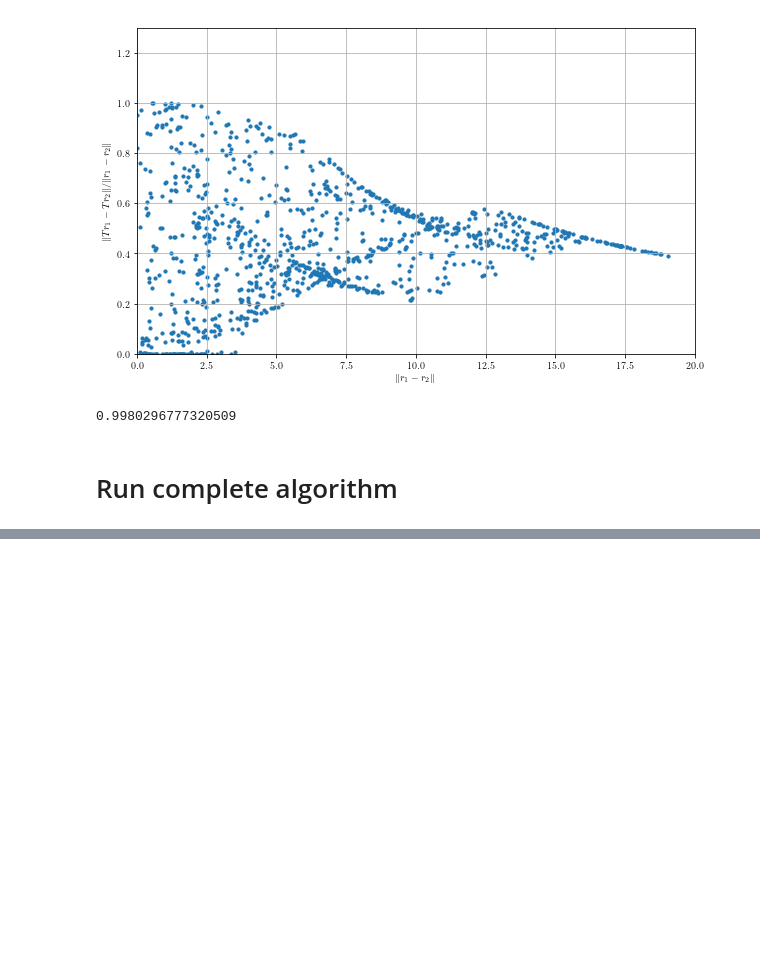
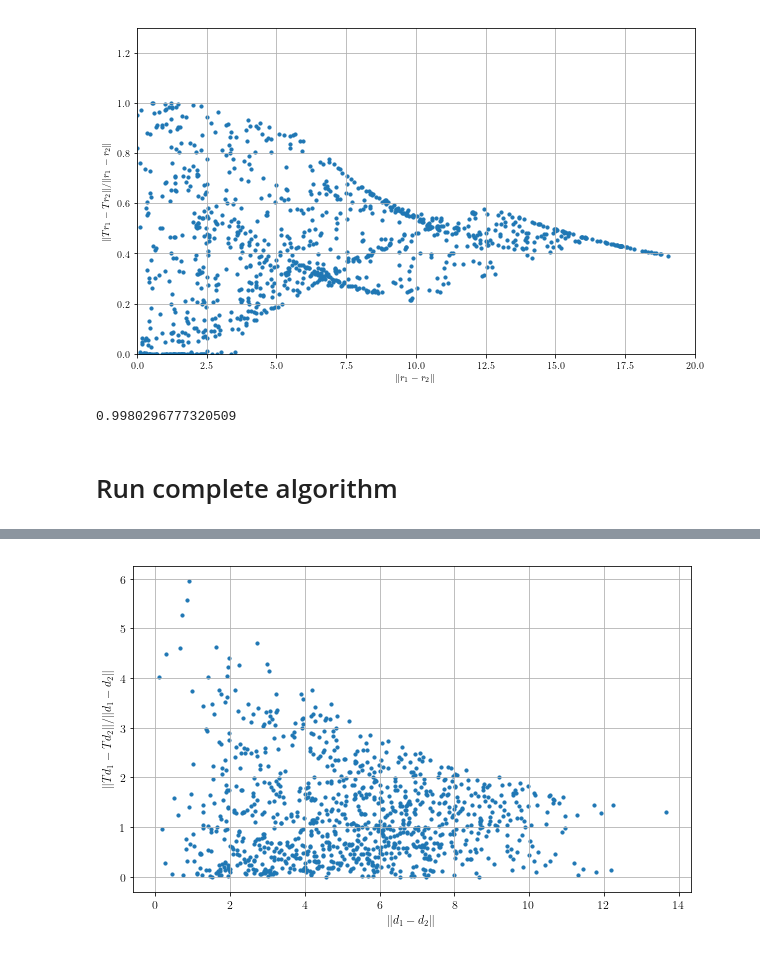
Before and after one commit to LucasFuentesValenzuela/ICU, a Jupyter notebook: notebooks/Contractivity analysis.ipynb, the cells around one changed output, grey strips where cells are left out. Cells and saved outputs as stored; diff of their text form; code cells hidden in the pictures; blank space fills up the shorter version.

```diff
--- a/notebooks/Contractivity analysis.ipynb
+++ b/notebooks/Contractivity analysis.ipynb
@@ -86,0 +106,4 @@ plot_results_run(r_tot, 'graph_2')
+# %%
+dT, dd = sample_natural_solutions(gname + '_samples',phi_p, phi_inv, k_p, k_inv, shift_inv, nsamples=1000, seed =1, save = True)
+# %% [output]
+[figure, added]
```
Also changed, not shown: parts of 11 cells of this notebook, 1 other file.
